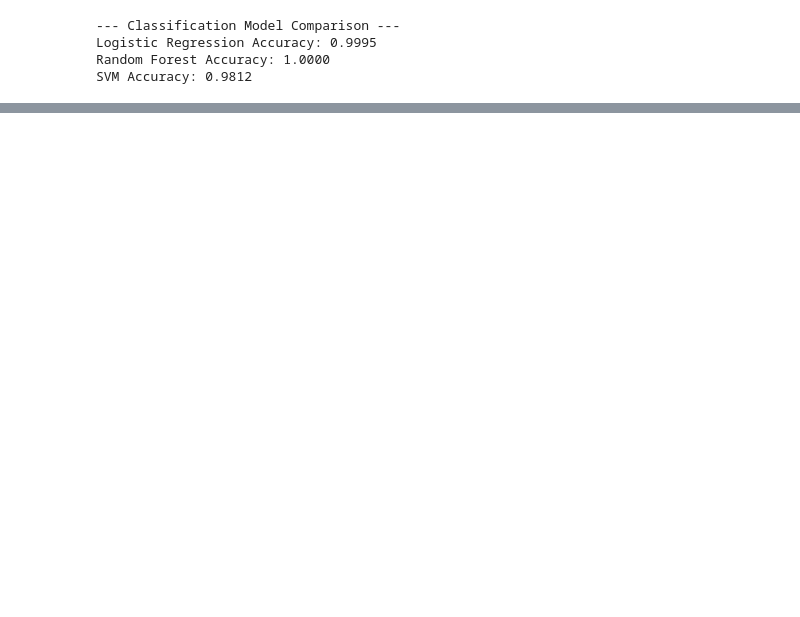
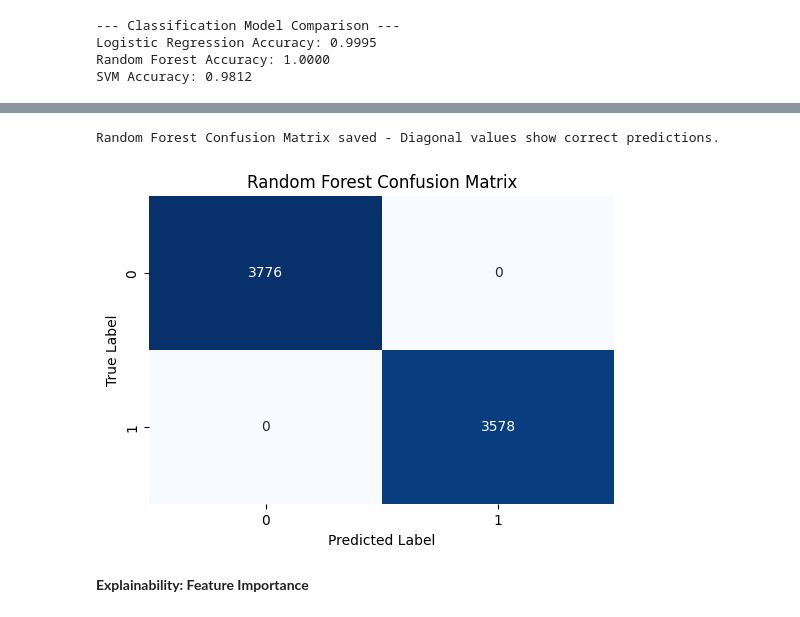
Before and after one commit to Nischal2015/data-viz, a Jupyter notebook: notebooks/notebook.ipynb, the cells around one changed output, grey strips where cells are left out. Saved outputs shown, nothing was run; the diff lists cells and outputs as text; code cells hidden in the pictures; blank space fills up the shorter version.

```diff
--- a/notebooks/notebook.ipynb
+++ b/notebooks/notebook.ipynb
@@ -803,0 +961,5 @@ SVM Accuracy: 0.9812
+# %%
+# Generate predictions
+y_pred_log = log_reg.predict(X_test_scaled)
+y_pred_rf_clf = rf_clf.predict(X_test)
+y_pred_svm = svm.predict(X_test_scaled)
@@ -803,0 +1036,17 @@ SVM Accuracy: 0.9812
+# %%
+# Enhanced Confusion Matrix for Random Forest
+cm_rf = confusion_matrix(y_test_clf, y_pred_rf_clf)
+plt.figure(figsize=(6, 4))
+sns.heatmap(cm_rf, annot=True, fmt="d", cmap="Blues", cbar=False)
+plt.title("Random Forest Confusion Matrix")
+plt.xlabel("Predicted Label")
+plt.ylabel("True Label")
+plt.savefig("../figures/rf_confusion_matrix.png")
+print(
+    "Random Forest Confusion Matrix saved - Diagonal values show correct predictions."
+)
+# %% [output]
+Random Forest Confusion Matrix saved - Diagonal values show correct predictions.
+[figure, added]
+# %% [markdown]
+**Explainability: Feature Importance**
```
Also changed, not shown: parts of 73 cells of this notebook, 19 other files.
